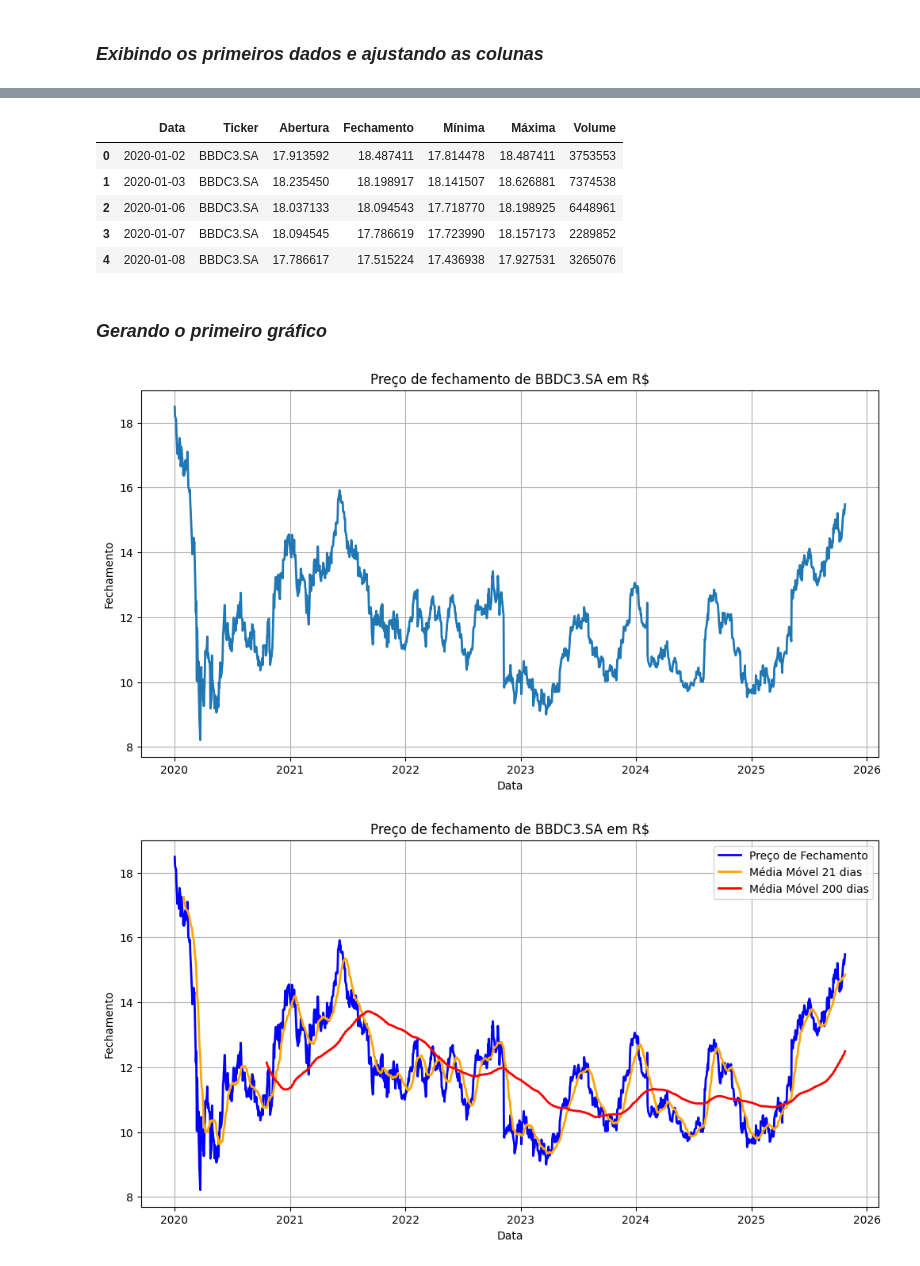
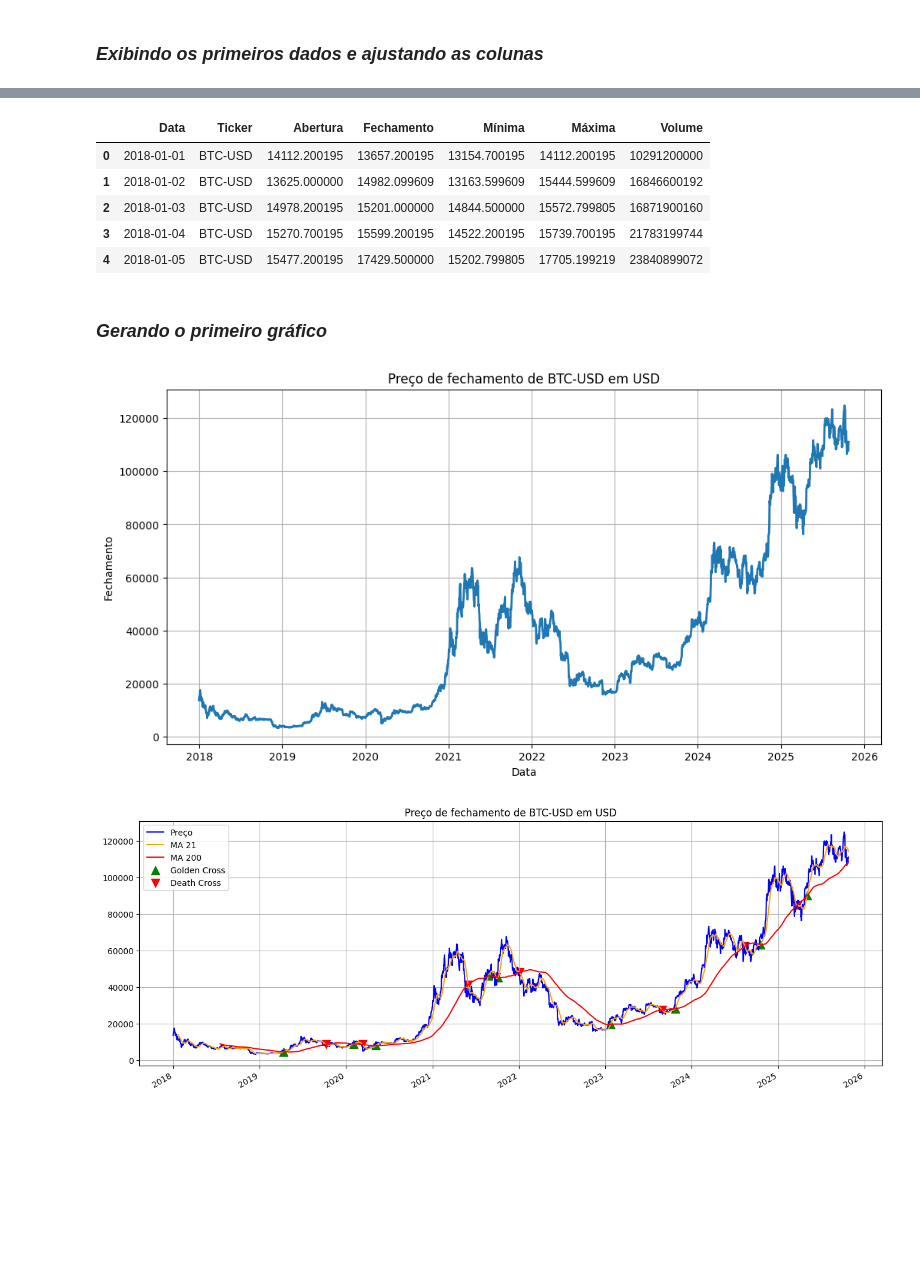
Before and after one commit to PortalDosDados/analise_financeira_python, a Jupyter notebook: main.ipynb, the cells around one changed output, grey strips where cells are left out. Cells and saved outputs as stored; diff of their text form; code cells hidden in the pictures; blank space fills up the shorter version.

```diff
--- a/main.ipynb
+++ b/main.ipynb
@@ -9,8 +11,8 @@ import yfinance as yf
 ### _Baixando os dados_
 # %%
 # Definindo os parâmetros
-ticker = 'BBDC3.SA'
-start_data = '2020-01-01'
+ticker = 'BTC-USD'
+start_data = '2018-01-01'
 end_date = '2025-10-25'
 
 # Fazendo o download dos dados
@@ -65,40 +69,67 @@ df.columns = novos_nomes
 df.head()
 # %% [output]
 |  | Data | Ticker | Abertura | Fechamento | Mínima | Máxima | Volume |
-| 0 | 2020-01-02 | BBDC3.SA | 17.913592 | 18.487411 | 17.814478 | 18.487411 | 3753553 |
-| 1 | 2020-01-03 | BBDC3.SA | 18.235450 | 18.198917 | 18.141507 | 18.626881 | 7374538 |
-| 2 | 2020-01-06 | BBDC3.SA | 18.037133 | 18.094543 | 17.718770 | 18.198925 | 6448961 |
-| 3 | 2020-01-07 | BBDC3.SA | 18.094545 | 17.786619 | 17.723990 | 18.157173 | 2289852 |
-| 4 | 2020-01-08 | BBDC3.SA | 17.786617 | 17.515224 | 17.436938 | 17.927531 | 3265076 |
+| 0 | 2018-01-01 | BTC-USD | 14112.200195 | 13657.200195 | 13154.700195 | 14112.200195 | 10291200000 |
+| 1 | 2018-01-02 | BTC-USD | 13625.000000 | 14982.099609 | 13163.599609 | 15444.599609 | 16846600192 |
+| 2 | 2018-01-03 | BTC-USD | 14978.200195 | 15201.000000 | 14844.500000 | 15572.799805 | 16871900160 |
+| 3 | 2018-01-04 | BTC-USD | 15270.700195 | 15599.200195 | 14522.200195 | 15739.700195 | 21783199744 |
+| 4 | 2018-01-05 | BTC-USD | 15477.200195 | 17429.500000 | 15202.799805 | 17705.199219 | 23840899072 |
 # %% [markdown]
 ### _Gerando o primeiro gráfico_
 # %%
 plt.figure(figsize=(12,6))
 sns.lineplot(x=df['Data'], y=df['Fechamento'], linewidth=2)
-plt.title(f'Preço de fechamento de {ticker} em R$')
+plt.title(f'Preço de fechamento de {ticker} em USD')
 plt.grid()
 plt.show()
 # %% [output]
-[figure, old version]
+[figure, new version]
 # %%
-# Gráfico com médias moveis
+# Garantir que a coluna Data seja datetime
+df['Data'] = pd.to_datetime(df['Data'])
 
-# Média móvel 21 dias
+# Criando as Médias Móveis
 df['MA_21'] = df['Fechamento'].rolling(window=21).mean()
-
-# Média móvel 50 dias
-df['MA_50'] = df['Fechamento'].rolling(window=50).mean()
-
-# Média móvel 200 dias
+df['MA_50'] = df['Fechamento'].rolling(window=50).mean()  # caso queira usar futuramente
 df['MA_200'] = df['Fechamento'].rolling(window=200).mean()
 
-plt.figure(figsize=(12,6))
-sns.lineplot(x=df['Data'], y=df['Fechamento'],label='Preço de Fechamento', color='blue', linewidth=2)
-sns.lineplot(x=df['Data'], y=df['MA_21'],label='Média Móvel 21 dias', color='orange', linewidth=2 )
-sns.lineplot(x=df['Data'], y=df['MA_200'], label='Média Móvel 200 dias', color='red', linewidth=2)
-plt.title(f'Preço de fechamento de {ticker} em R$')
+# Listas para armazenar coordenadas exatas
+golden_x, golden_y = [], []
+death_x, death_y = [], []
+
+# Loop único para identificar Golden Cross e Death Cross
+for i in range(1, len(df)):
+    prev21, prev200 = df['MA_21'].iloc[i-1], df['MA_200'].iloc[i-1]
+    curr21, curr200 = df['MA_21'].iloc[i], df['MA_200'].iloc[i]
+
+    # Verifica cruzamento
+    if (curr21 > curr200 and prev21 <= prev200) or (curr21 < curr200 and prev21 >= prev200):
+        # Interpolação linear para encontrar ponto exato
+        t = (prev200 - prev21) / ((curr21 - prev21) - (curr200 - prev200))
+        y_cross = prev21 + t * (curr21 - prev21)
+        x_cross = df['Data'].iloc[i-1] + (df['Data'].iloc[i] - df['Data'].iloc[i-1]) * t
+
+        # Armazena conforme tipo de cruzamento
+        if curr21 > curr200:
+            golden_x.append(x_cross)
+            golden_y.append(y_cross)
+        else:
+            death_x.append(x_cross)
+            death_y.append(y_cross)
+
+# --- Plotagem com Seaborn/Matplotlib ---
+plt.figure(figsize=(16,6))
+sns.lineplot(x=df['Data'], y=df['Fechamento'], label='Preço', color='blue', linewidth=1.5)
+sns.lineplot(x=df['Data'], y=df['MA_21'], label='MA 21', color='orange', linewidth=1.5)
+sns.lineplot(x=df['Data'], y=df['MA_200'], label='MA 200', color='red', linewidth=1.5)
+plt.scatter(golden_x, golden_y, marker='^', color='green', s=100, label='Golden Cross')
+plt.scatter(death_x, death_y, marker='v', color='red', s=100, label='Death Cross')
+plt.title(f'Preço de fechamento de {ticker} em USD')
+plt.grid(True)
+plt.xlabel('')
+plt.ylabel('')
 plt.legend()
-plt.grid()
+plt.gcf().autofmt_xdate()
 plt.show()
 # %% [output]
-[figure, old version]
+[figure, new version]
```
Also changed, not shown: parts of 4 cells of this notebook.
